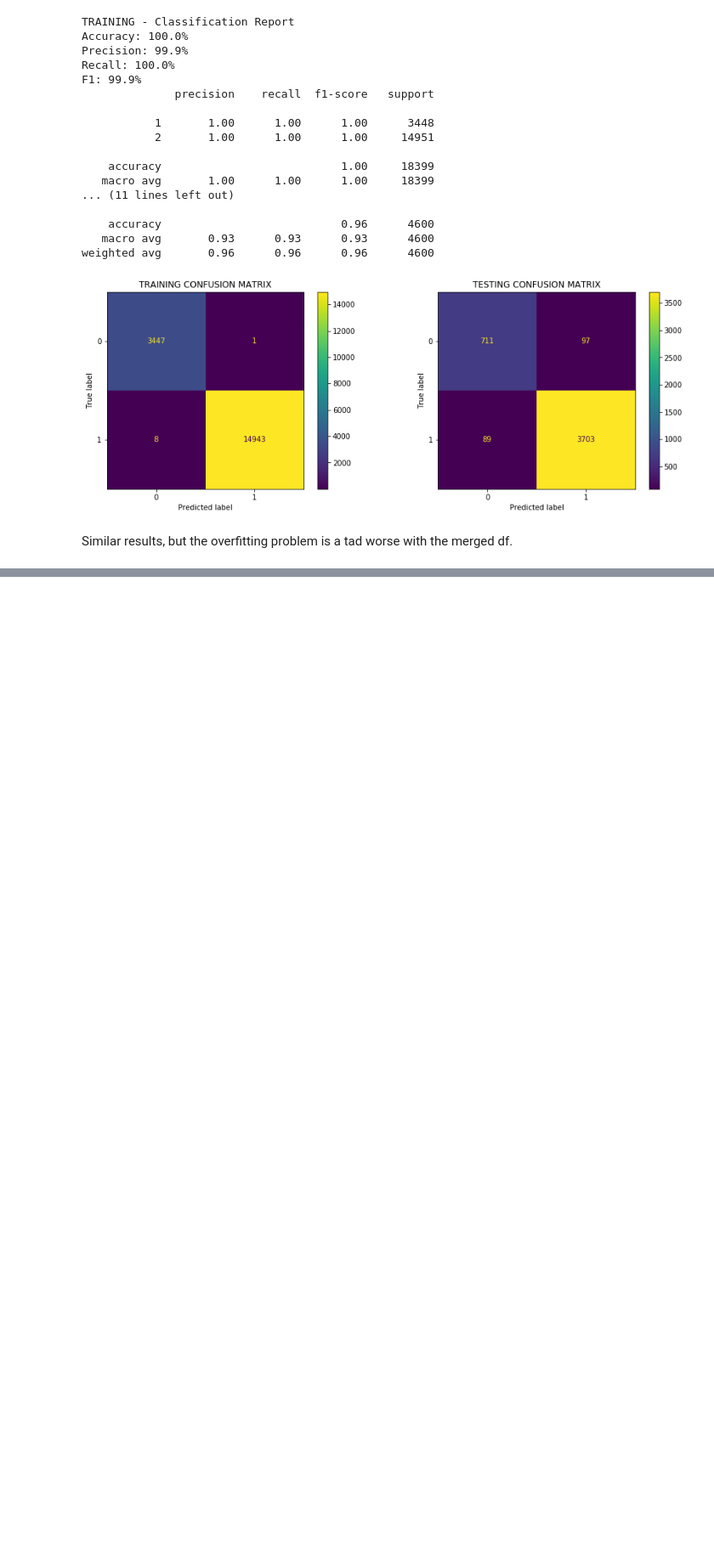
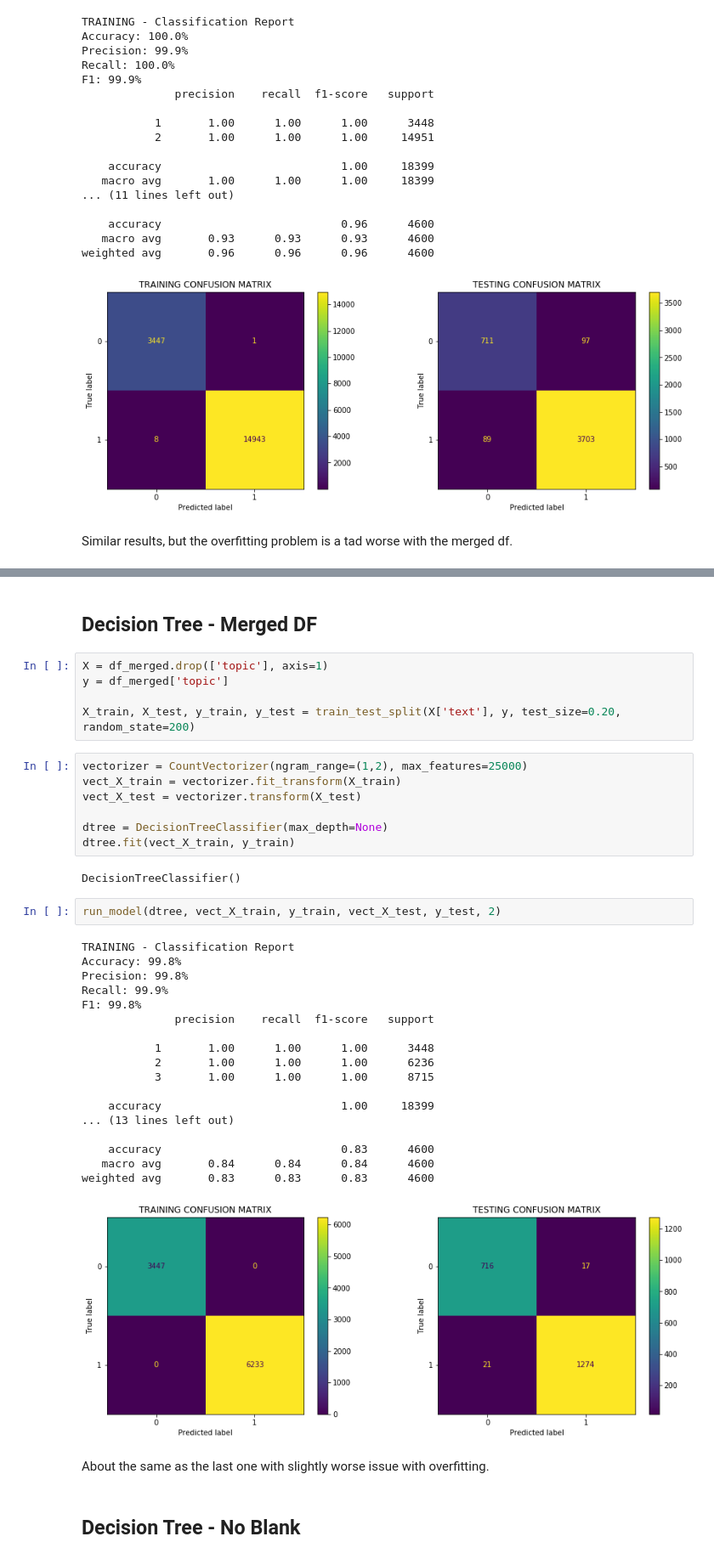
Before and after one commit to halpert3/reuters-nlp, a Jupyter notebook: 5-model_refinement.ipynb, the cells around one changed output, grey strips where cells are left out. Shown: that part at 85% size. Drawn from its saved outputs; the diff is of its cells as text; blank space fills up the shorter version.

```diff
--- a/5-model_refinement.ipynb
+++ b/5-model_refinement.ipynb
@@ -291,0 +469,41 @@ Similar results, but the overfitting problem is a tad worse with the merged df.
+# %% [markdown]
+## Decision Tree - Merged DF
+# %%
+X = df_merged.drop(['topic'], axis=1)
+y = df_merged['topic']
+
+X_train, X_test, y_train, y_test = train_test_split(X['text'], y, test_size=0.20, random_state=200)
+# %%
+vectorizer = CountVectorizer(ngram_range=(1,2), max_features=25000)
+vect_X_train = vectorizer.fit_transform(X_train)
+vect_X_test = vectorizer.transform(X_test)
+
+dtree = DecisionTreeClassifier(max_depth=None)
+dtree.fit(vect_X_train, y_train)
+# %% [output]
+DecisionTreeClassifier()
+# %%
+run_model(dtree, vect_X_train, y_train, vect_X_test, y_test, 2)
+# %% [output]
+TRAINING - Classification Report
+Accuracy: 99.8%
+Precision: 99.8%
+Recall: 99.9%
+F1: 99.8%
+              precision    recall  f1-score   support
+
+           1       1.00      1.00      1.00      3448
+           2       1.00      1.00      1.00      6236
+           3       1.00      1.00      1.00      8715
+
+    accuracy                           1.00     18399
+... (13 lines left out)
+
+    accuracy                           0.83      4600
+   macro avg       0.84      0.84      0.84      4600
+weighted avg       0.83      0.83      0.83      4600
+[figure, added]
+# %% [markdown]
+About the same as the last one with slightly worse issue with overfitting.
+# %% [markdown]
+## Decision Tree - No Blank
```
Also changed, not shown: parts of 35 cells of this notebook.
